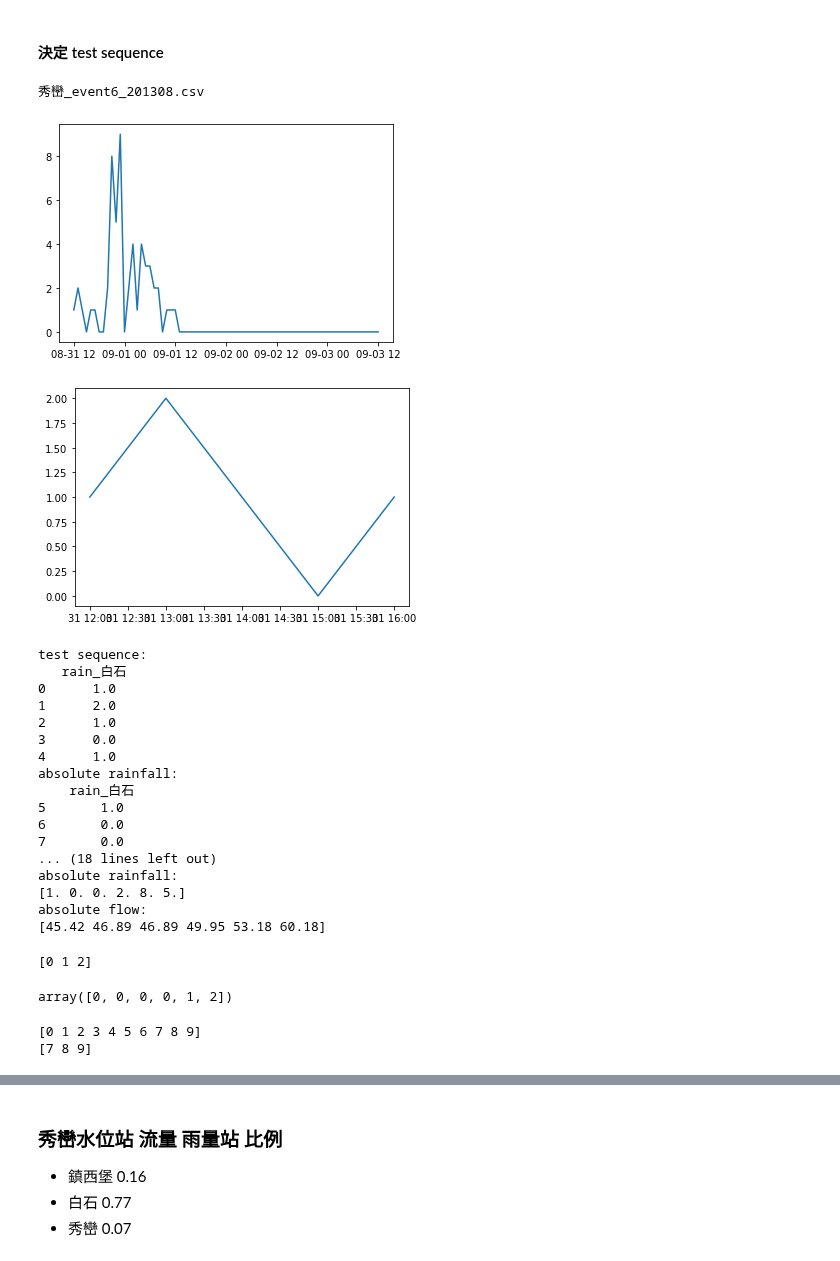
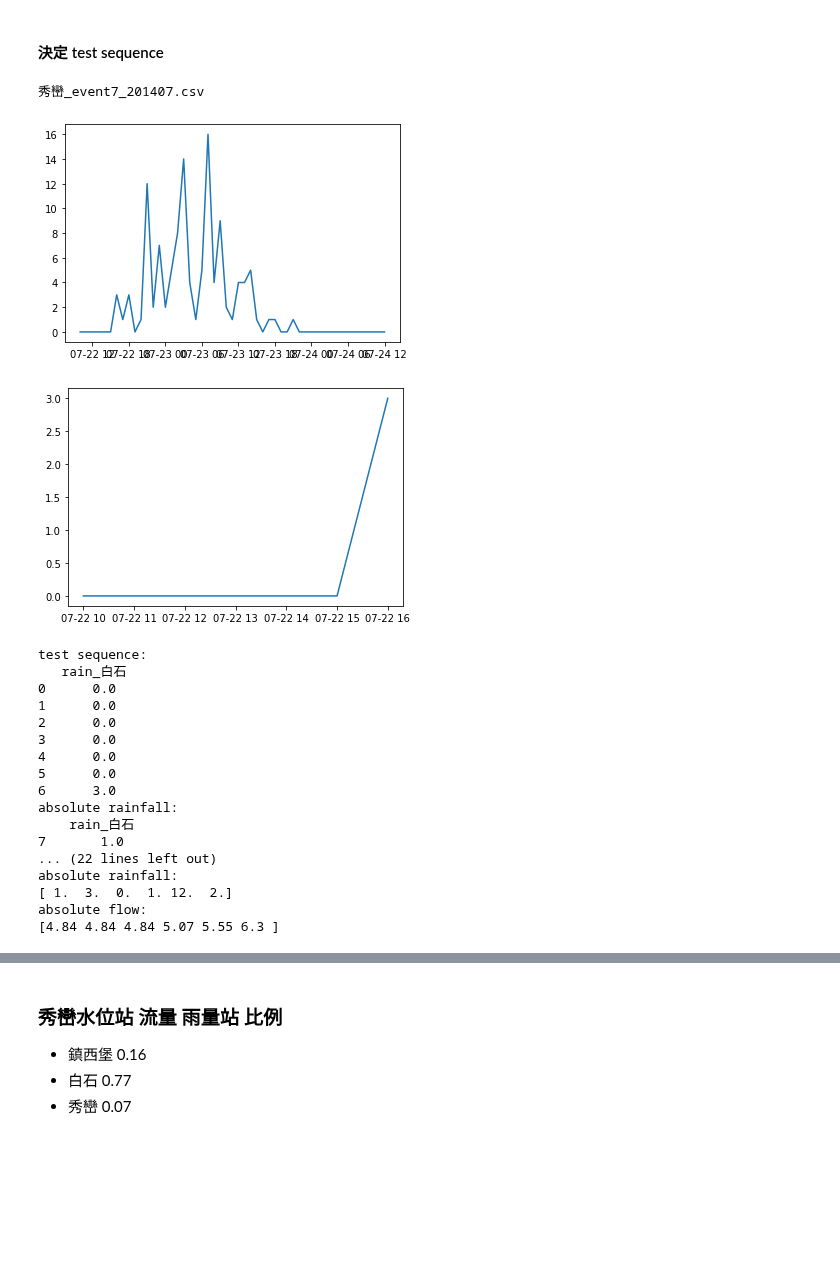
Before and after one commit to stupidpenguin/2021_Fall_BSE_Aritificial_Neural_Network, a Jupyter notebook: Final_Project/Adopted_Multi_Step_LSTM.ipynb, the cells around one changed output, grey strips where cells are left out. Drawn from its saved outputs; the diff is of its cells as text; code cells hidden in the pictures; blank space fills up the shorter version.

```diff
--- a/Final_Project/Adopted_Multi_Step_LSTM.ipynb
+++ b/Final_Project/Adopted_Multi_Step_LSTM.ipynb
@@ -31,7 +36,7 @@ import pandas as pd
 # %% [markdown]
 #### 測試數據二
 # %%
-pop_index = 6
+pop_index = 7
 
 import os
 target_folder_path = 'data/event/Siou_Luan'
@@ -154,74 +188,62 @@ for file_index in range(len(list_of_all_file)):
 # %% [markdown]
 #### 決定 test sequence
 # %%
-test_seq_start_index = 5
+test_seq_start_index = 7
 print(test_seq_path)
 test_data_df = pd.read_csv('data/event/Siou_Luan/'+str(test_seq_path))
 test_data_df['Time'] = pd.to_datetime(test_data_df['Time'])
 
 Z = test_data_df[['Flow']]
 Y = test_data_df[['rain_白石']]
 X = test_data_df[['Time']]
 
 '''標準化'''
 # scaler = MinMaxScaler(feature_range=(0, 1)).fit(Y)
 # Y = scaler.transform(Y)
 #
 # scaler = MinMaxScaler(feature_range=(0, 1)).fit(Z)
 # Z = scaler.transform(Z)
 
 plt.plot(X, Y)
 plt.show()
 
 Z_plot = Z[:test_seq_start_index]
 Y_plot = Y[:test_seq_start_index]
 X_plot = X[:test_seq_start_index]
 plt.plot(X_plot, Y_plot)
 plt.show()
 
 test_seq = Y_plot[-sample_length:]
 
 print(f'test sequence: \n{test_seq}')
 print(f'absolute rainfall: \n{Y[test_seq_start_index:test_seq_start_index+predict_length]}')
 print(f'absolute flow: \n{Z[test_seq_start_index:test_seq_start_index+predict_length]}')
 print(f'test sequence: \n{np.squeeze(test_seq)}')
+absolute_rainfall = np.squeeze(np.array(Y[test_seq_start_index:test_seq_start_index+predict_length]))
+absolute_flow = np.squeeze(np.array(Z[test_seq_start_index:test_seq_start_index+predict_length]))
 print(f'absolute rainfall: \n{np.squeeze(np.array(Y[test_seq_start_index:test_seq_start_index+predict_length]))}')
 print(f'absolute flow: \n{np.squeeze(np.array(Z[test_seq_start_index:test_seq_start_index+predict_length]))}')
 # %% [output]
-秀巒_event6_201308.csv
+秀巒_event7_201407.csv
-[figure, old version]
+[figure, new version]
-[figure, old version]
+[figure, new version]
 test sequence:
    rain_白石
-0      1.0
-1      2.0
-2      1.0
+0      0.0
+1      0.0
+2      0.0
 3      0.0
-4      1.0
+4      0.0
+5      0.0
+6      3.0
 absolute rainfall:
     rain_白石
-5       1.0
-6       0.0
-7       0.0
-... (18 lines left out)
+7       1.0
+... (22 lines left out)
 absolute rainfall:
-[1. 0. 0. 2. 8. 5.]
+[ 1.  3.  0.  1. 12.  2.]
 absolute flow:
-[45.42 46.89 46.89 49.95 53.18 60.18]
+[4.84 4.84 4.84 5.07 5.55 6.3 ]
-# %%
-ttt = np.arange(3)
-print(ttt)
-np.pad(ttt,(3,0),'constant',constant_values=0)
-# %% [output]
-[0 1 2]
-array([0, 0, 0, 0, 1, 2])
-# %%
-tt = np.arange(10)
-print(tt)
-print(tt[-3:])
-# %% [output]
-[0 1 2 3 4 5 6 7 8 9]
-[7 8 9]
 # %%
 sliding_window_width = len(train_seq[0])
 n_features = 1
```
Also changed, not shown: parts of 10 cells of this notebook, 30 other files.
